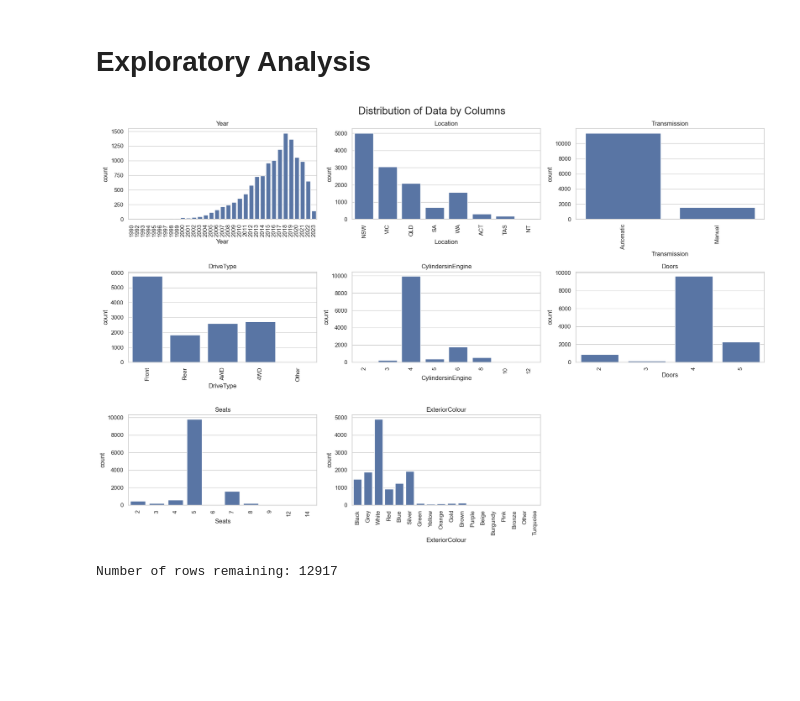
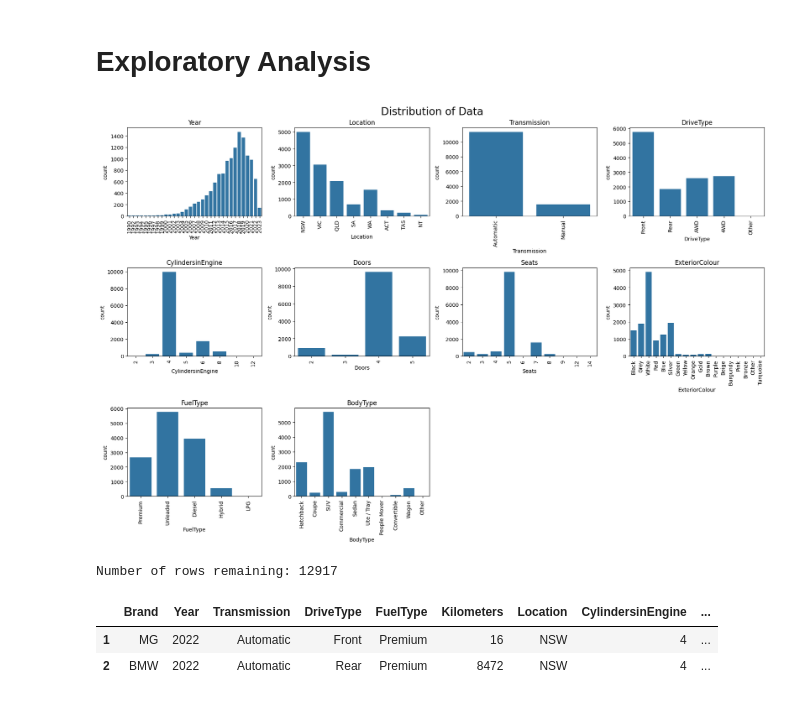
Before and after one commit to sbhurtya/Australia-Used-Vehicle-Prediction-Python-ML, a Jupyter notebook: avp.ipynb, the cells around one changed output. Cells and saved outputs as stored; diff of their text form; code cells hidden in the pictures; blank space fills up the shorter version.

Commit message:
Data Ready for Model

```diff
--- a/avp.ipynb
+++ b/avp.ipynb
@@ -245,23 +250,24 @@ print(df.head().to_markdown())
 # %%
 #Let's do some exploratory data analysis
 #Plot of records by all columns except Price and Kilometers and FuelConsumption
-columns = ['Year', 'Location', 'Transmission', 'DriveType', 'CylindersinEngine', 'Doors', 'Seats', 'ExteriorColour']
-fig, axes = plt.subplots(3, 3, figsize=(18, 12))
-fig.suptitle('Distribution of Data by Columns', fontsize=20)
+columns = ['Year', 'Location', 'Transmission', 'DriveType', 'CylindersinEngine', 'Doors', 'Seats', 'ExteriorColour', 'FuelType', 'BodyType']
+fig, axes = plt.subplots(3, 4, figsize=(18, 12))
+fig.suptitle('Distribution of Data', fontsize=20)
 
 for ax, col in zip(axes.flatten(), columns):
     plot = sns.countplot(ax=ax, data=df, x=col)
     ax.set_title(col)  # Optional: add a title for each subplot
     for label in ax.get_xticklabels():
         label.set_rotation(90)
 
 #Remove empty subplot
-fig.delaxes(axes.flatten()[-1])
+fig.delaxes(axes.flatten()[11])
+fig.delaxes(axes.flatten()[10])
 
 plt.tight_layout()
 plt.show()
 # %% [output]
-[figure, old version]
+[figure, new version]
 # %%
 #Drive type can't be Other. Let's remove those rows
 df = df[df['DriveType'] != 'Other']
@@ -270,3 +276,9 @@ df = df[df['ExteriorColour'] != 'Other']
 print('Number of rows remaining:', df.shape[0])
 # %% [output]
 Number of rows remaining: 12917
+# %%
+df.head(2)
+# %% [output]
+|  | Brand | Year | Transmission | DriveType | FuelType | Kilometers | Location | CylindersinEngine | ... |
+| 1 | MG | 2022 | Automatic | Front | Premium | 16 | NSW | 4 | ... |
+| 2 | BMW | 2022 | Automatic | Rear | Premium | 8472 | NSW | 4 | ... |
```
Also changed, not shown: parts of 14 cells of this notebook, 1 other file.
